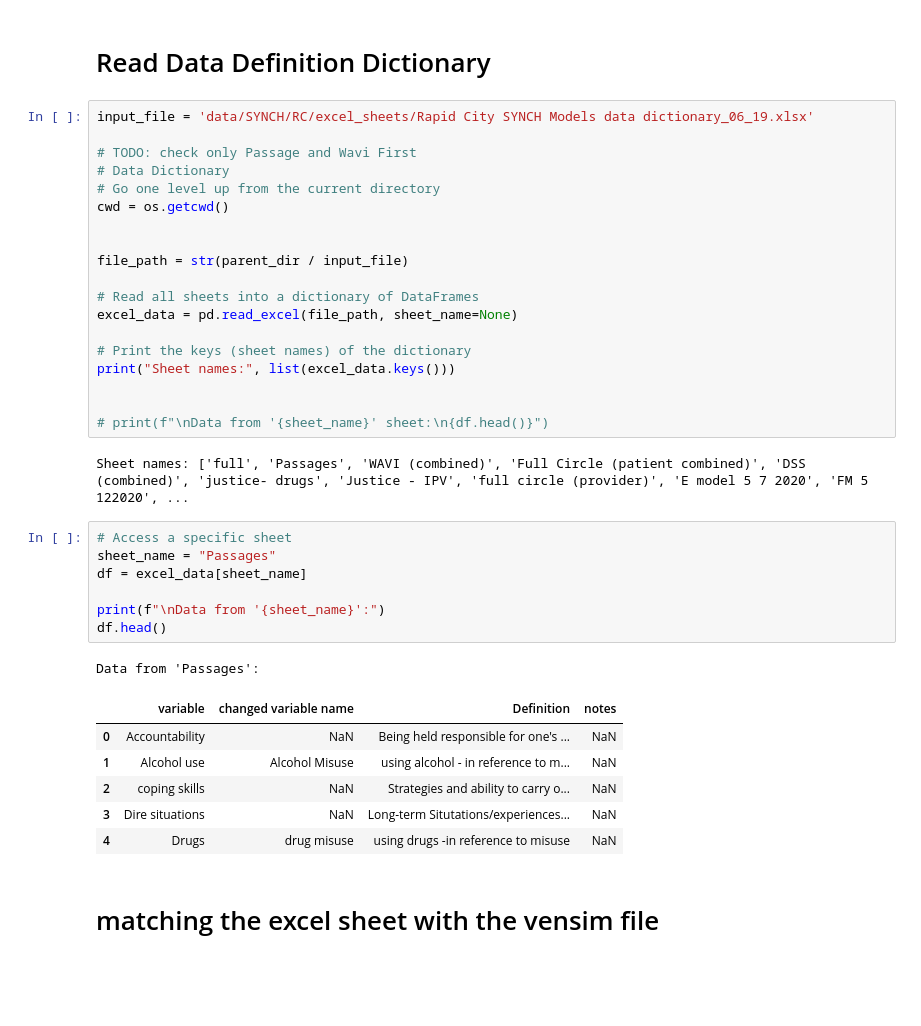
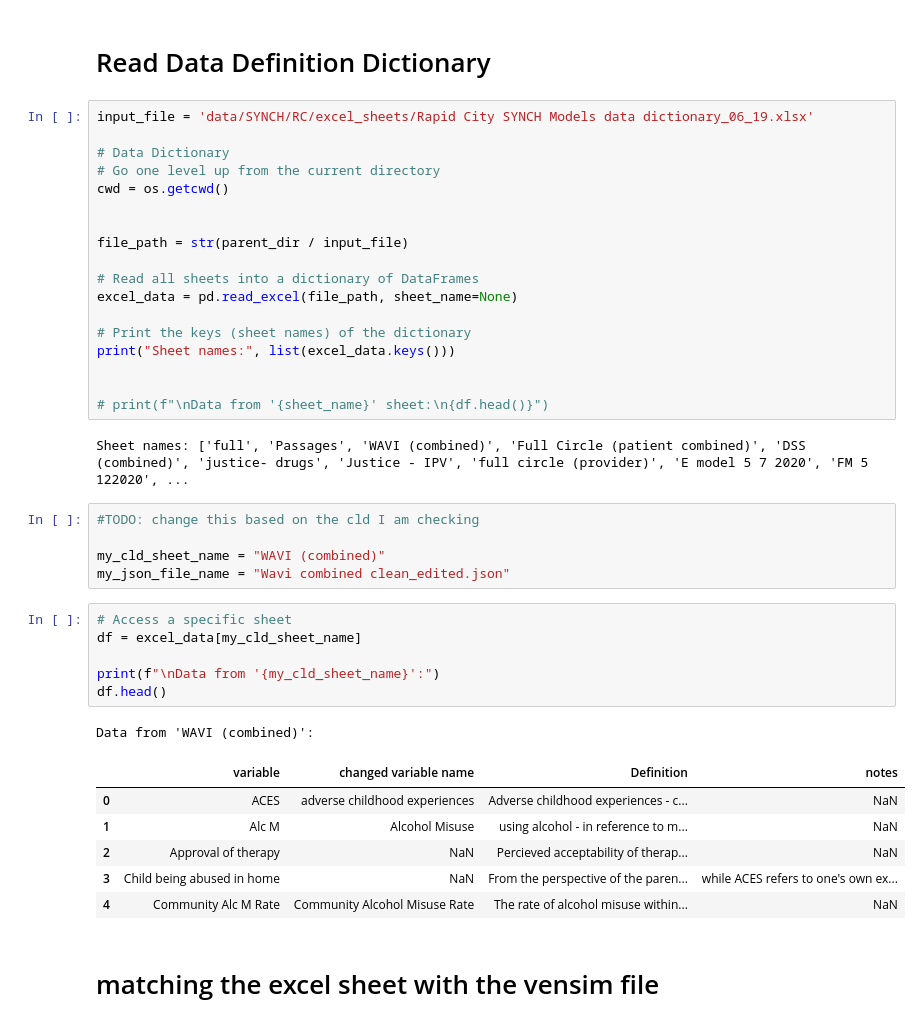
Before and after one commit to georgia-max/MentalMaps_Aggregation, a Jupyter notebook: notebook/cld_data_dictionary.ipynb, the cells around one changed output. Drawn from its saved outputs; the diff is of its cells as text; blank space fills up the shorter version.

Commit message:
using variable defintion

```diff
--- a/notebook/cld_data_dictionary.ipynb
+++ b/notebook/cld_data_dictionary.ipynb
@@ -78,7 +78,6 @@ load: Wavi combined clean_edited.json
 # %%
 input_file = 'data/SYNCH/RC/excel_sheets/Rapid City SYNCH Models data dictionary_06_19.xlsx'
 
-# TODO: check only Passage and Wavi First
 # Data Dictionary
 # Go one level up from the current directory
 cwd = os.getcwd()
@@ -96,21 +95,25 @@ print("Sheet names:", list(excel_data.keys()))
 # print(f"\nData from '{sheet_name}' sheet:\n{df.head()}")
 # %% [output]
 Sheet names: ['full', 'Passages', 'WAVI (combined)', 'Full Circle (patient combined)', 'DSS (combined)', 'justice- drugs', 'Justice - IPV', 'full circle (provider)', 'E model 5 7 2020', 'FM 5 122020', ...
+# %%
+#TODO: change this based on the cld I am checking
+
+my_cld_sheet_name = "WAVI (combined)"
+my_json_file_name = "Wavi combined clean_edited.json"
 # %%
 # Access a specific sheet
-sheet_name = "Passages"
-df = excel_data[sheet_name]
+df = excel_data[my_cld_sheet_name]
 
-print(f"\nData from '{sheet_name}':")
+print(f"\nData from '{my_cld_sheet_name}':")
 df.head()
 # %% [output]
-Data from 'Passages':
+Data from 'WAVI (combined)':
 |  | variable | changed variable name | Definition | notes |
-| 0 | Accountability | NaN | Being held responsible for one's ... | NaN |
-| 1 | Alcohol use | Alcohol Misuse | using alcohol - in reference to m... | NaN |
-| 2 | coping skills | NaN | Strategies and ability to carry o... | NaN |
-| 3 | Dire situations | NaN | Long-term Situtations/experiences... | NaN |
-| 4 | Drugs | drug misuse | using drugs -in reference to misuse | NaN |
+| 0 | ACES | adverse childhood experiences | Adverse childhood experiences - c... | NaN |
+| 1 | Alc M | Alcohol Misuse | using alcohol - in reference to m... | NaN |
+| 2 | Approval of therapy | NaN | Percieved acceptability of therap... | NaN |
+| 3 | Child being abused in home | NaN | From the perspective of the paren... | while ACES refers to one's own ex... |
+| 4 | Community Alc M Rate | Community Alcohol Misuse Rate | The rate of alcohol misuse within... | NaN |
 # %% [markdown]
 # matching the excel sheet with the vensim file
 # %%
```
Also changed, not shown: parts of 7 cells of this notebook, 1 other file.
